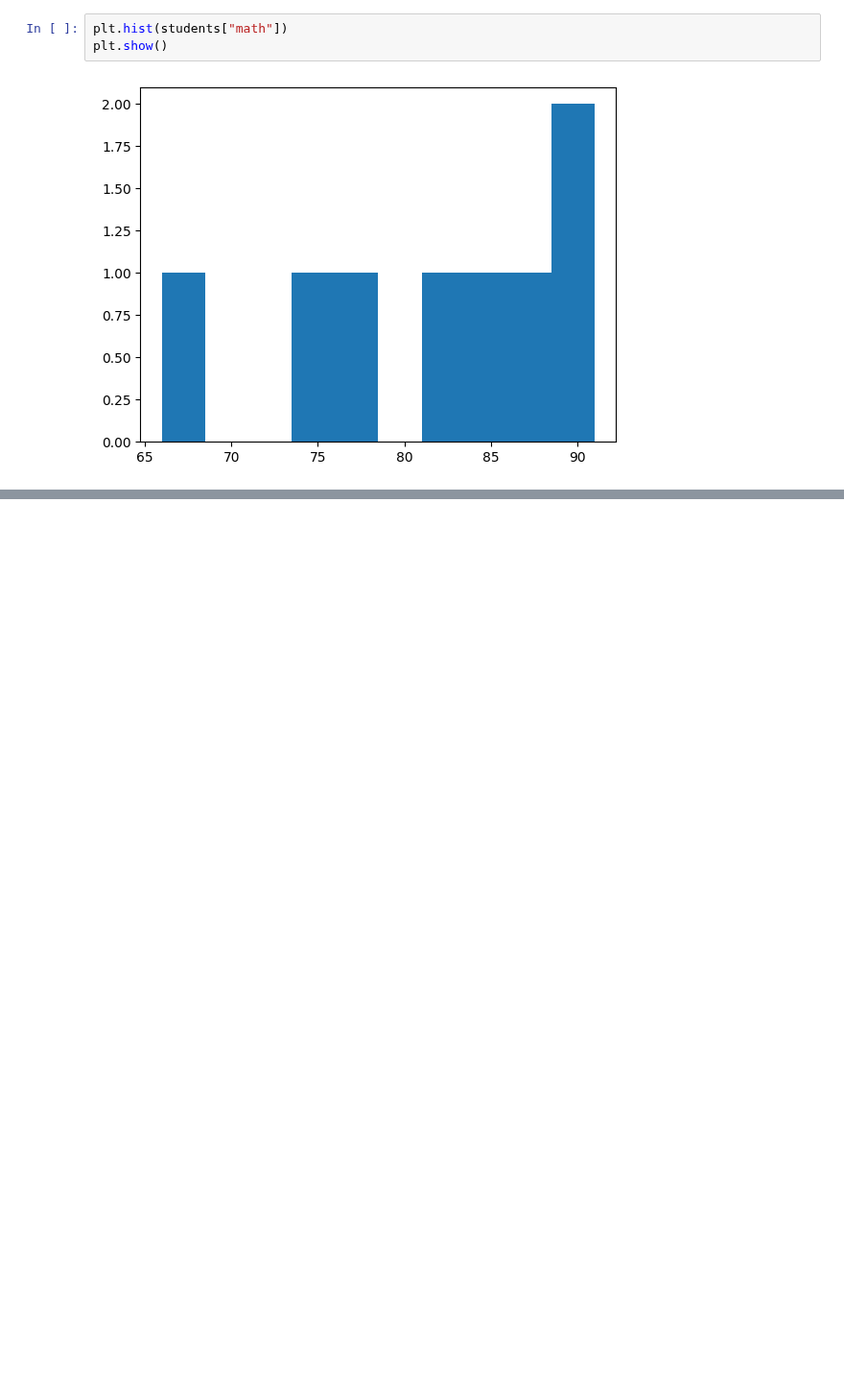
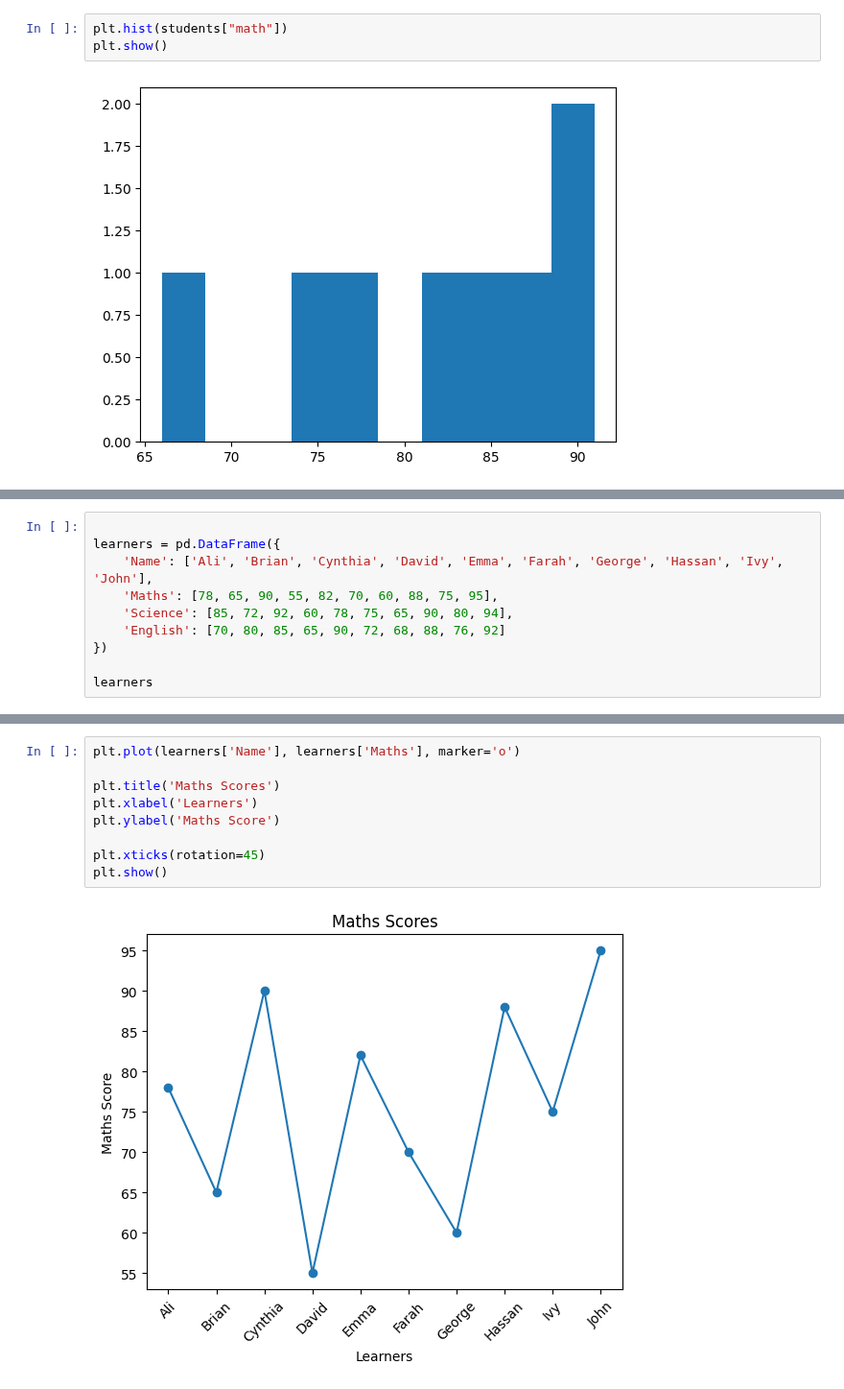
Before and after one commit to princeomarmohamed55/AI-PORTFOLIO-2026, a Jupyter notebook: visualization.ipynb, the cells around one changed output, grey strips where cells are left out. Shown at 96% size. Drawn from its saved outputs; the diff is of its cells as text; blank space fills up the shorter version.

```diff
--- a/visualization.ipynb
+++ b/visualization.ipynb
@@ -91,0 +107,10 @@ plt.show()
+# %%
+
+learners = pd.DataFrame({
+    'Name': ['Ali', 'Brian', 'Cynthia', 'David', 'Emma', 'Farah', 'George', 'Hassan', 'Ivy', 'John'],
+    'Maths': [78, 65, 90, 55, 82, 70, 60, 88, 75, 95],
+    'Science': [85, 72, 92, 60, 78, 75, 65, 90, 80, 94],
+    'English': [70, 80, 85, 65, 90, 72, 68, 88, 76, 92]
+})
+
+learners
@@ -91,0 +138,11 @@ plt.show()
+# %%
+plt.plot(learners['Name'], learners['Maths'], marker='o')
+
+plt.title('Maths Scores')
+plt.xlabel('Learners')
+plt.ylabel('Maths Score')
+
+plt.xticks(rotation=45)
+plt.show()
+# %% [output]
+[figure, added]
```
Also changed, not shown: parts of 17 cells of this notebook.
